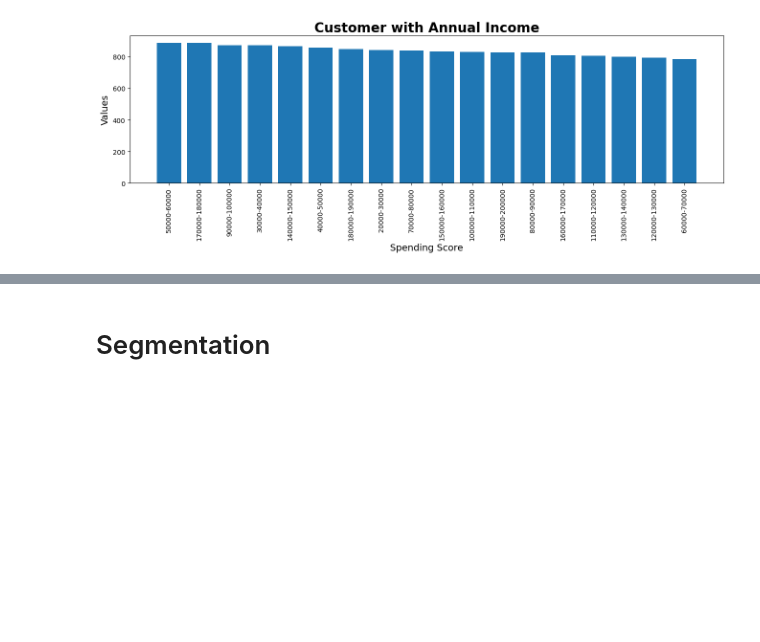
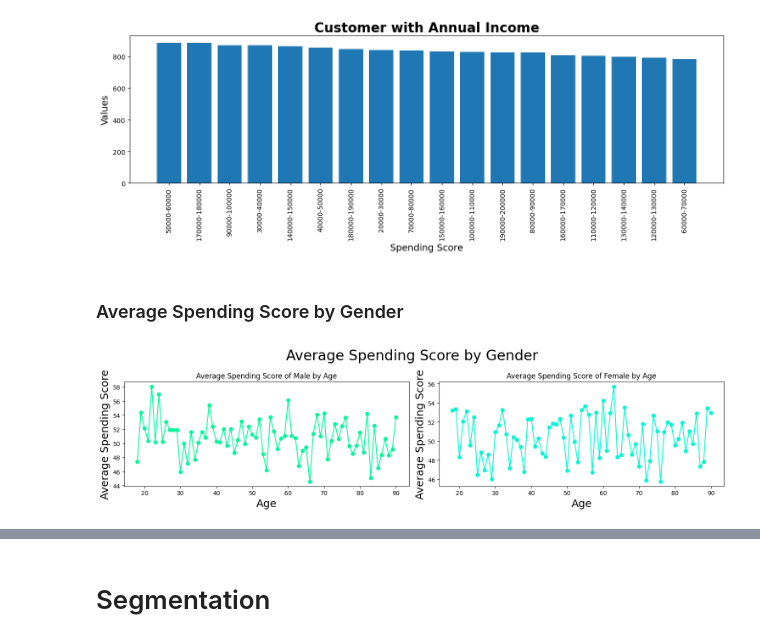
Before and after one commit to adityashakya836/pandas, a Jupyter notebook: shopping-mall-customer-segmentation.ipynb, the cells around one changed output, grey strips where cells are left out. Drawn from its saved outputs; the diff is of its cells as text; code cells hidden in the pictures; blank space fills up the shorter version.

```diff
--- a/shopping-mall-customer-segmentation.ipynb
+++ b/shopping-mall-customer-segmentation.ipynb
@@ -147,3 +149,24 @@ plt.title('Customer with Annual Income', fontsize = 20, fontweight = 'bold')
 plt.show()
 # %% [output]
 [figure]
+# %% [markdown]
+### Average Spending Score by Gender
+# %%
+# Average Spending Score of Male by Age
+fig, ax = plt.subplots(1,2,figsize = (15,4))
+data[data['Gender'] == 'Male'].groupby('Age')['Spending Score'].mean().plot(color = '#05F79B', marker = 'o',ax = ax[0])
+ax[0].set_xlabel('Age', fontsize = 18)
+ax[0].set_ylabel('Average Spending Score', fontsize = 18)
+ax[0].set_title('Average Spending Score of Male by Age')
+
+# Average Spending Score of Female by Age
+data[data['Gender'] == 'Female'].groupby('Age')['Spending Score'].mean().plot(color = '#05F7D2', marker = 'o',ax = ax[1])
+ax[1].set_xlabel('Age', fontsize = 18)
+ax[1].set_ylabel('Average Spending Score', fontsize = 18)
+ax[1].set_title('Average Spending Score of Female by Age')
+
+plt.suptitle('Average Spending Score by Gender', fontsize = 24)
+plt.tight_layout()
+plt.show()
+# %% [output]
+[figure, added]
```
Also changed, not shown: parts of 6 cells of this notebook.
